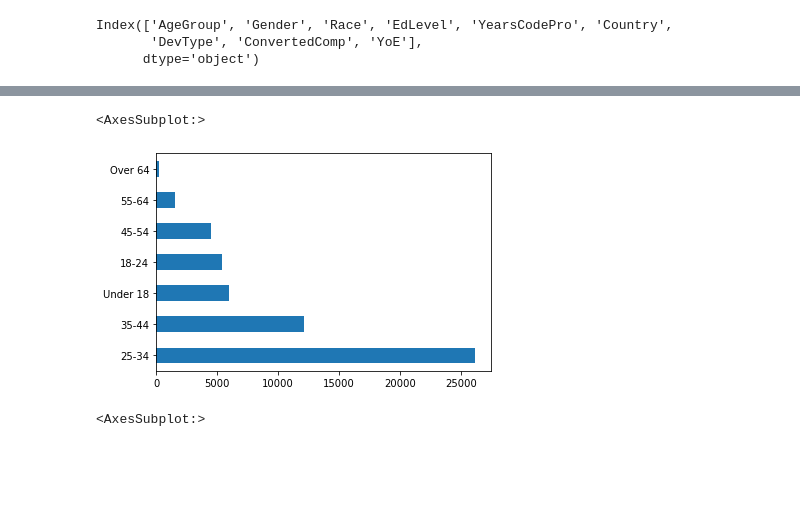
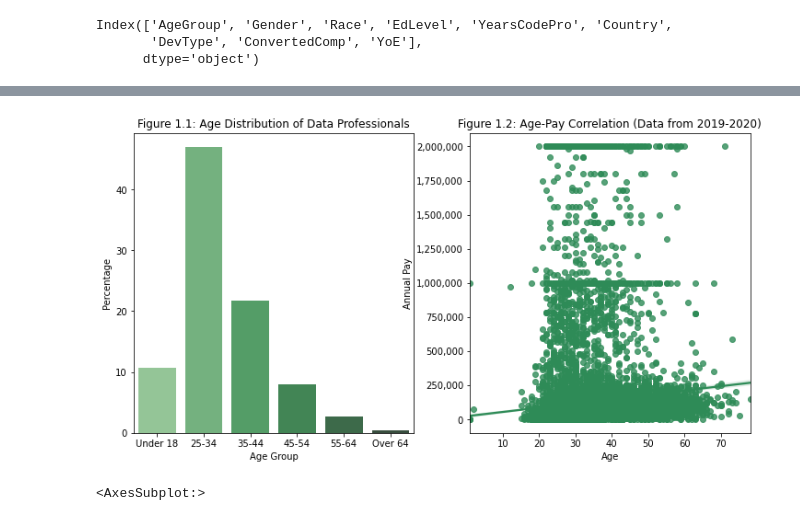
Before and after one commit to potatokim/data-science-demographics-visuals, a Jupyter notebook: main.ipynb, the cells around one changed output, grey strips where cells are left out. Drawn from its saved outputs; the diff is of its cells as text; code cells hidden in the pictures; blank space fills up the shorter version.

```diff
--- a/main.ipynb
+++ b/main.ipynb
@@ -319,10 +327,36 @@ Visualising the composition of data professionals with regards to age, gender, e
 # %%
-# Age group
-dist_age = data[AGE_GROUP].value_counts(dropna=True)
-dist_age.plot.barh()
+# Age
+age_fig, age_axes = plt.subplots(1, 2, figsize=(12, 6))
+
+# Plot age distribution
+age_dist = data[AGE_GROUP].value_counts(dropna=True)
+total_count = age_dist.sum()
+age_dist = (age_dist / total_count * 100).rename('Percentage').reset_index()
+
+age_plot = sns.barplot(ax=age_axes[0],
+                       x='index',
+                       y='Percentage',
+                       data=age_dist,
+                       palette='Greens_d',
+                       order=['Under 18', '25-34', '35-44', '45-54', '55-64', 'Over 64'])
+age_plot.set(xlabel='Age Group', title='Figure 1.1: Age Distribution of Data Professionals')
+
+
+# Plot age-pay linear regression
+age_pay_data = pd.concat([raw_dfs[2019 - new_base_year], raw_dfs[2020 - new_base_year]]).loc[:, [AGE, PAY, DEV_TYPE]].dropna()
+age_pay_data.rename(columns={PAY: 'Annual Pay'}, inplace=True)
+age_pay_data = age_pay_data[age_pay_data[DEV_TYPE].str.contains('data|analyst', case=False, na=False, regex=True)]
+
+# There are a lot of data points claiming to be 99 year-old people...
+age_pay_data = age_pay_data[age_pay_data[AGE] < 80]
+
+age_pay_plot = sns.regplot(ax=age_axes[1], x='Age', y='Annual Pay', data=age_pay_data, color='seagreen')
+age_pay_plot.set(title='Figure 1.2: Age-Pay Correlation (Data from 2019-2020)')
+age_axes[1].ticklabel_format(axis='y', style='plain')
+age_axes[1].get_yaxis().set_major_formatter(
+    matplotlib.ticker.FuncFormatter(lambda x, p: format(int(x), ',')))
 # %% [output]
-<AxesSubplot:>
-[figure, old version]
+[figure, new version]
 # %%
 # Gender
 dist_gender = data[GENDER].value_counts(dropna=True)
```
Also changed, not shown: parts of 26 cells of this notebook.
